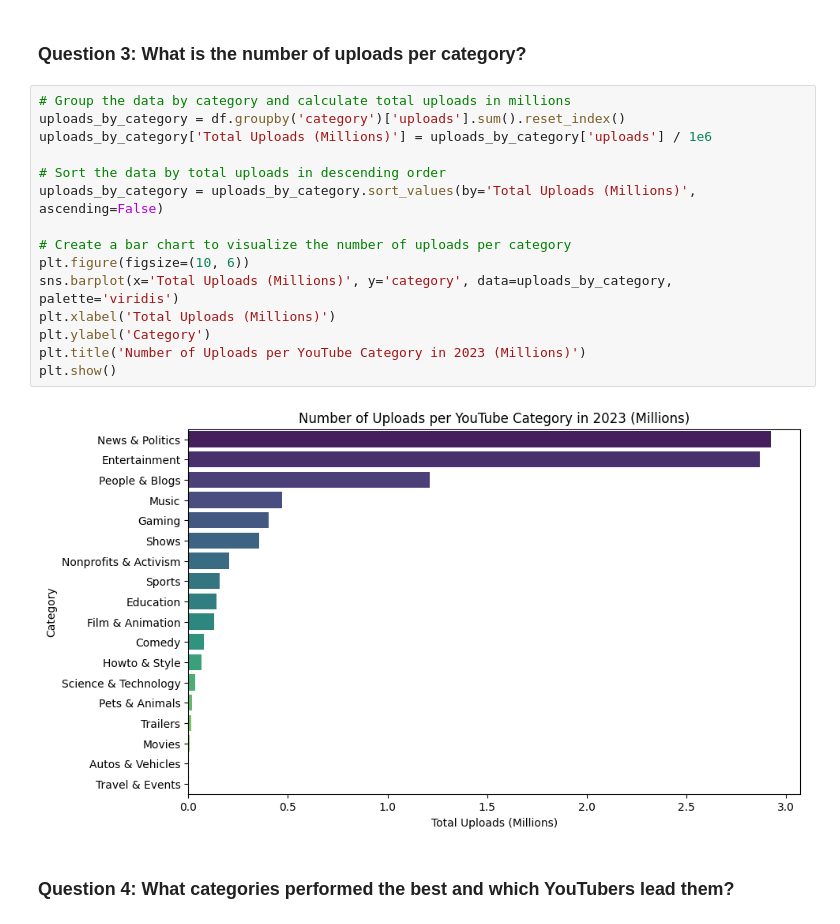
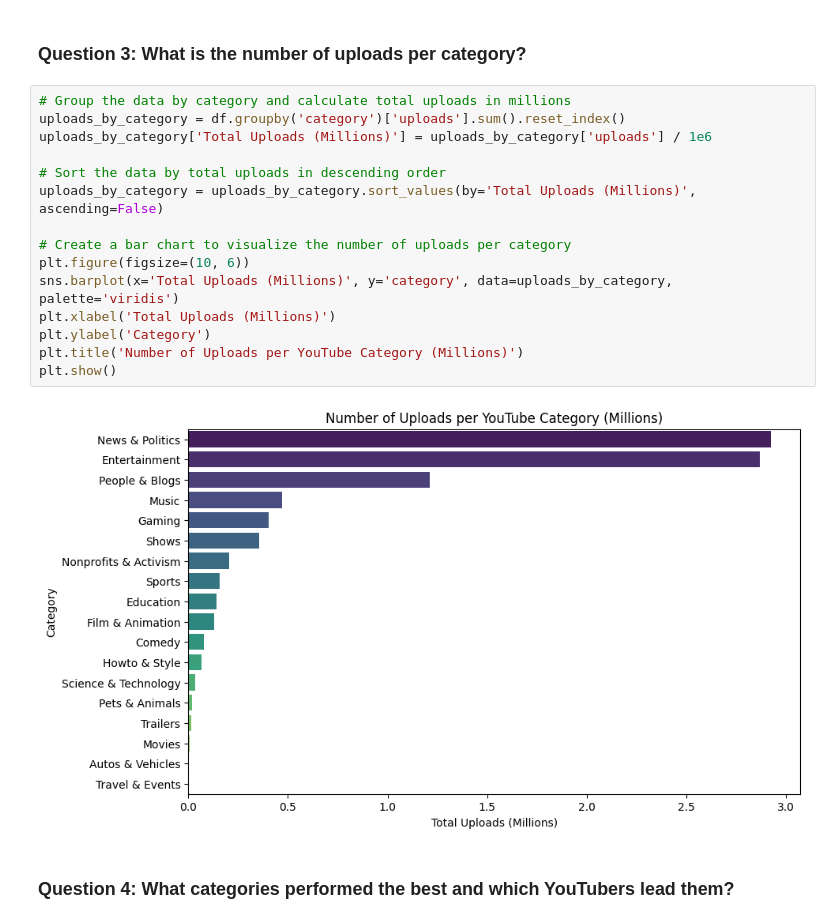
Before and after one commit to codemaahir/YouTube-Category-Insights-2023, a Jupyter notebook: yt_insights.ipynb, the cells around one changed output. Saved outputs shown, nothing was run; the diff lists cells and outputs as text.

```diff
--- a/yt_insights.ipynb
+++ b/yt_insights.ipynb
@@ -155,20 +155,20 @@ plt.show()
 # %%
 # Group the data by category and calculate total uploads in millions
 uploads_by_category = df.groupby('category')['uploads'].sum().reset_index()
 uploads_by_category['Total Uploads (Millions)'] = uploads_by_category['uploads'] / 1e6
 
 # Sort the data by total uploads in descending order
 uploads_by_category = uploads_by_category.sort_values(by='Total Uploads (Millions)', ascending=False)
 
 # Create a bar chart to visualize the number of uploads per category
 plt.figure(figsize=(10, 6))
 sns.barplot(x='Total Uploads (Millions)', y='category', data=uploads_by_category, palette='viridis')
 plt.xlabel('Total Uploads (Millions)')
 plt.ylabel('Category')
-plt.title('Number of Uploads per YouTube Category in 2023 (Millions)')
+plt.title('Number of Uploads per YouTube Category (Millions)')
 plt.show()
 # %% [output]
-[figure, old version]
+[figure, new version]
 # %% [markdown]
 ### __Question 4:__ What categories performed the best and which YouTubers lead them?
 # %% [markdown]
```
Also changed, not shown: parts of 2 cells of this notebook, 1 other file.
